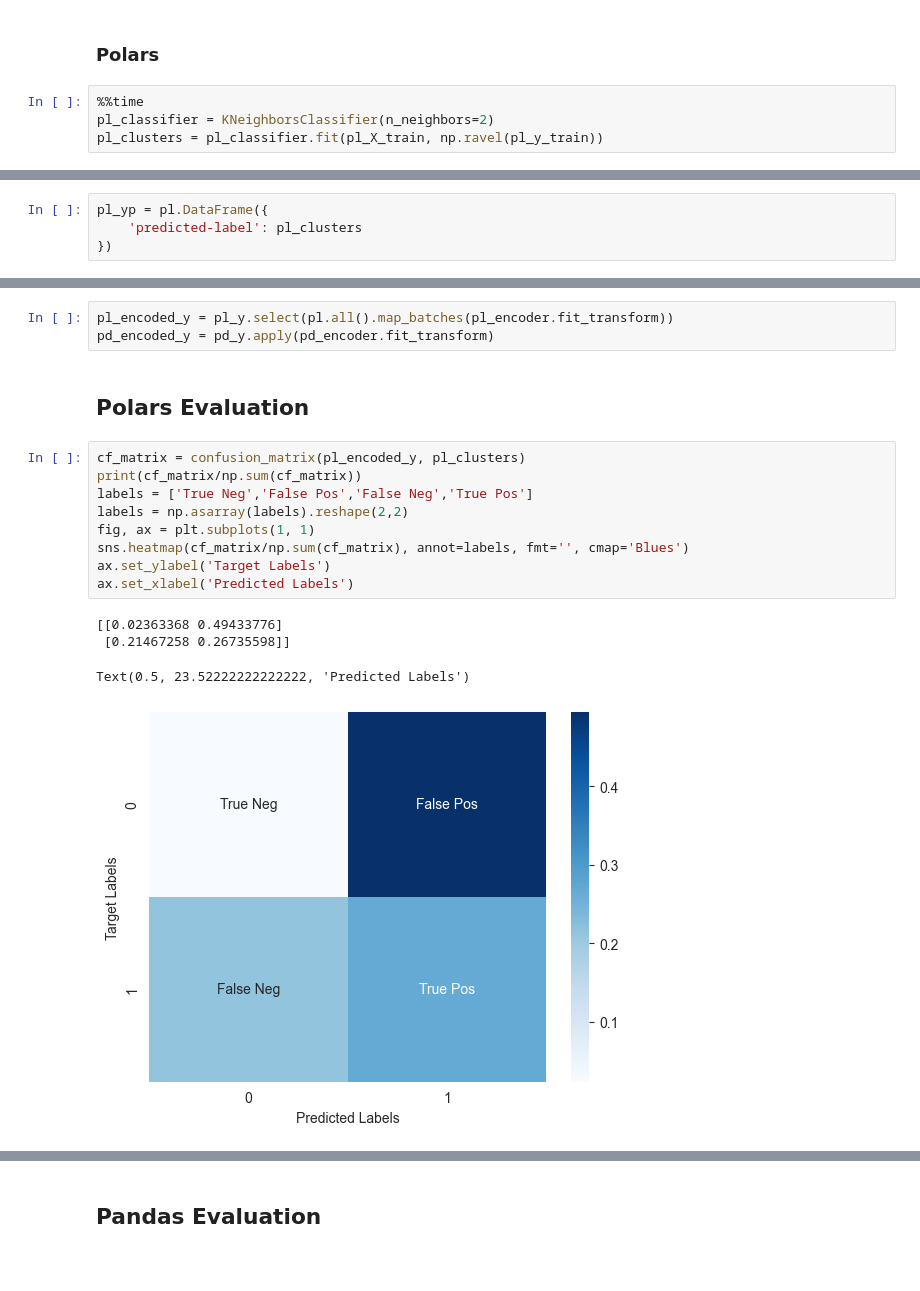
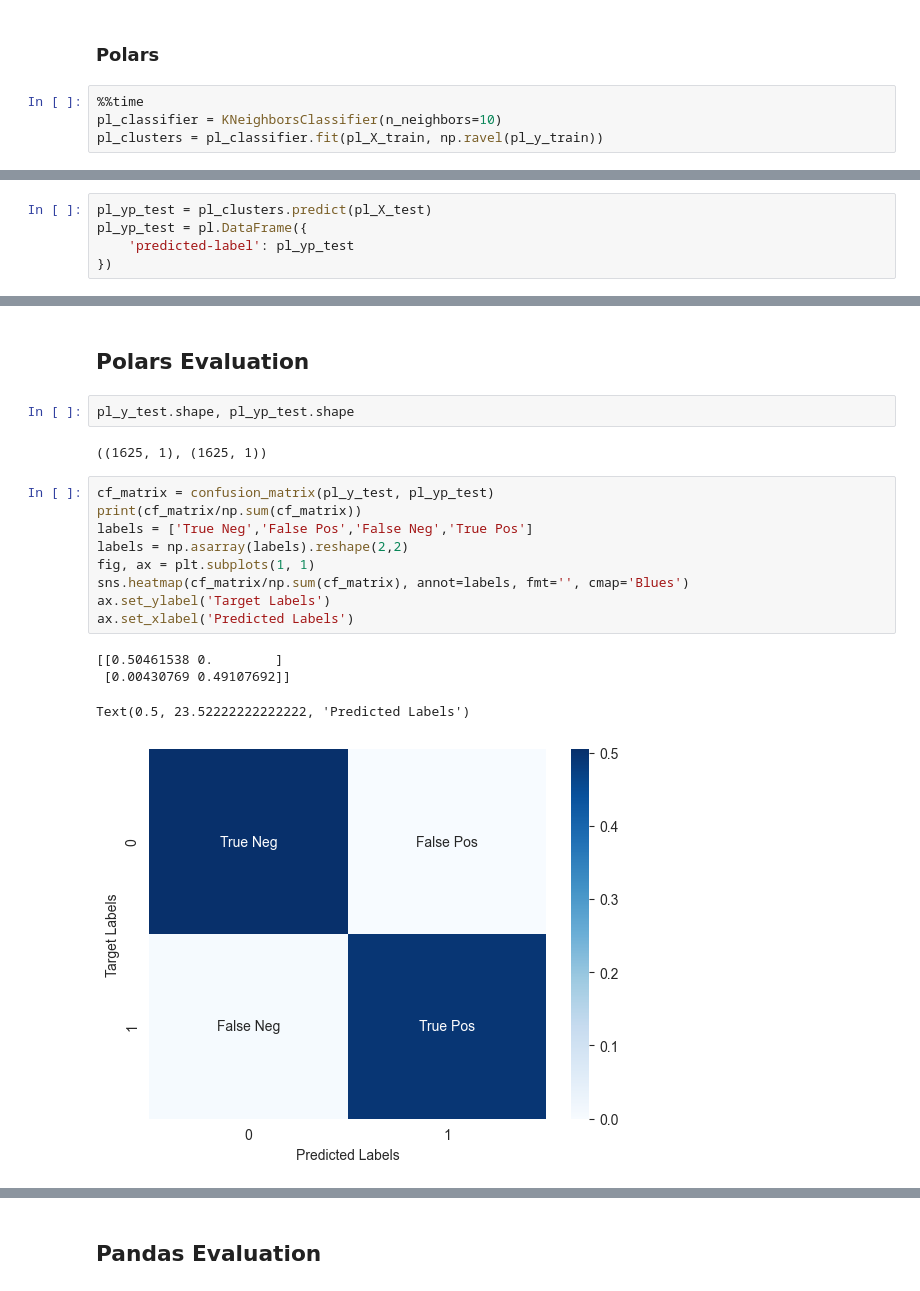
Before and after one commit to yasuomaidana/Data-Analysis, a Jupyter notebook: Classification Analysis/KNN/Mushroom Clustering KNN.ipynb, the cells around one changed output, grey strips where cells are left out. Saved outputs shown, nothing was run; the diff lists cells and outputs as text; blank space fills up the shorter version.

```diff
--- a/Classification Analysis/KNN/Mushroom Clustering KNN.ipynb
+++ b/Classification Analysis/KNN/Mushroom Clustering KNN.ipynb
@@ -131,6 +116,6 @@ shape: (5, 1)
 ### Polars
 # %%
 %%time
-pl_classifier = KNeighborsClassifier(n_neighbors=2)
+pl_classifier = KNeighborsClassifier(n_neighbors=10)
 pl_clusters = pl_classifier.fit(pl_X_train, np.ravel(pl_y_train))
 # %% [output]
@@ -145,5 +137,6 @@ NameError: name 'KMeans' is not defined
 # %%
-pl_yp = pl.DataFrame({
-    'predicted-label': pl_clusters
+pl_yp_test = pl_clusters.predict(pl_X_test)
+pl_yp_test = pl.DataFrame({
+    'predicted-label': pl_yp_test
 })
 # %%
@@ -174,20 +165,21 @@ pd_yp.value_counts().plot.pie(autopct='%1.0f%%', pctdistance=0.7, labeldistance=
-# %%
-pl_encoded_y = pl_y.select(pl.all().map_batches(pl_encoder.fit_transform))
-pd_encoded_y = pd_y.apply(pd_encoder.fit_transform)
 # %% [markdown]
 ## Polars Evaluation
+# %%
+pl_y_test.shape, pl_yp_test.shape
+# %% [output]
+((1625, 1), (1625, 1))
 # %%
-cf_matrix = confusion_matrix(pl_encoded_y, pl_clusters)
+cf_matrix = confusion_matrix(pl_y_test, pl_yp_test)
 print(cf_matrix/np.sum(cf_matrix))
 labels = ['True Neg','False Pos','False Neg','True Pos']
 labels = np.asarray(labels).reshape(2,2)
 fig, ax = plt.subplots(1, 1)
 sns.heatmap(cf_matrix/np.sum(cf_matrix), annot=labels, fmt='', cmap='Blues')
 ax.set_ylabel('Target Labels')
 ax.set_xlabel('Predicted Labels')
 # %% [output]
-[[0.02363368 0.49433776]
- [0.21467258 0.26735598]]
+[[0.50461538 0.        ]
+ [0.00430769 0.49107692]]
 Text(0.5, 23.52222222222222, 'Predicted Labels')
-[figure, old version]
+[figure, new version]
 # %%
```
Also changed, not shown: parts of 21 cells of this notebook.
